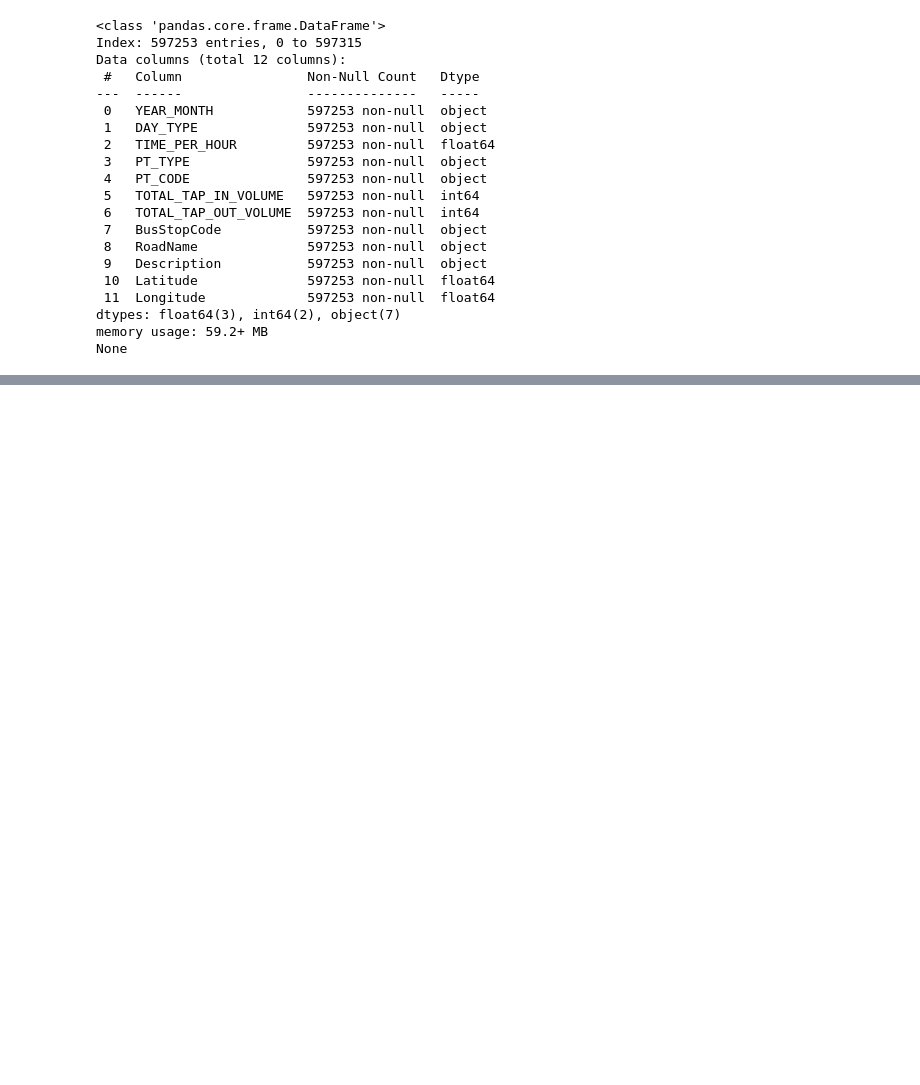
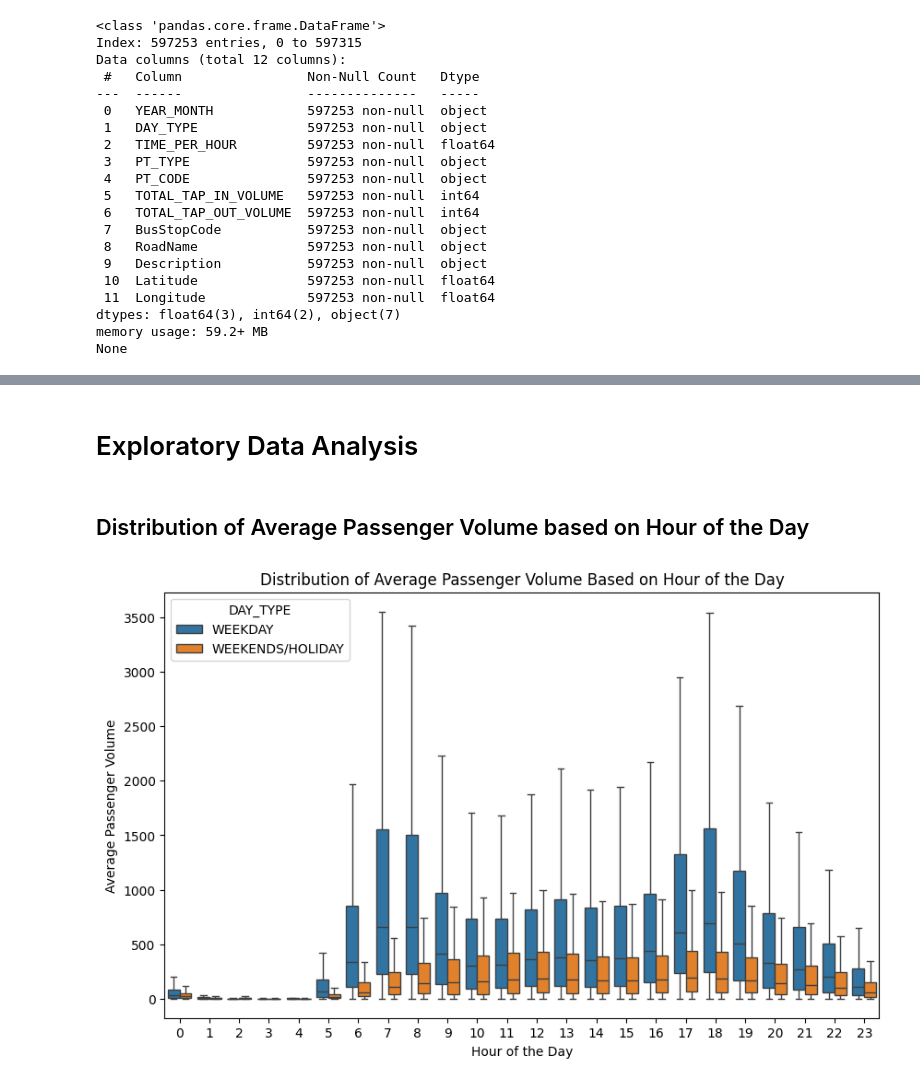
Before and after one commit to carinacwq/Crowd-Prediction-of-Bus-Stops-in-Singapore, a Jupyter notebook: CS3244_group_project.ipynb, the cells around one changed output, grey strips where cells are left out. Drawn from its saved outputs; the diff is of its cells as text; code cells hidden in the pictures; blank space fills up the shorter version.

Commit message:
add a visualisation

```diff
--- a/CS3244_group_project.ipynb
+++ b/CS3244_group_project.ipynb
@@ -155,0 +159,7 @@ None
+# %%
+# Convert TIME_PER_HOUR to int
+merged_df['TIME_PER_HOUR'] = merged_df['TIME_PER_HOUR'].astype(int)
+
+# Create a new column for average passenger volume
+merged_df['avg_volume'] = (merged_df['TOTAL_TAP_IN_VOLUME'] + merged_df['TOTAL_TAP_OUT_VOLUME']) / 2
+merged_df.head()
@@ -155,0 +173,14 @@ None
+# %% [markdown]
+# Exploratory Data Analysis
+# %% [markdown]
+## Distribution of Average Passenger Volume based on Hour of the Day
+# %%
+# Plot the distribution of average passenger volume based on hour of the day
+plt.figure(figsize=(10, 6))
+sns.boxplot(x='TIME_PER_HOUR', y='avg_volume', hue='DAY_TYPE', data=merged_df, showfliers=False)
+plt.title('Distribution of Average Passenger Volume Based on Hour of the Day')
+plt.xlabel('Hour of the Day')
+plt.ylabel('Average Passenger Volume')
+plt.show()
+# %% [output]
+[figure, added]
```
Also changed, not shown: parts of 3 cells of this notebook, 1 other file.
